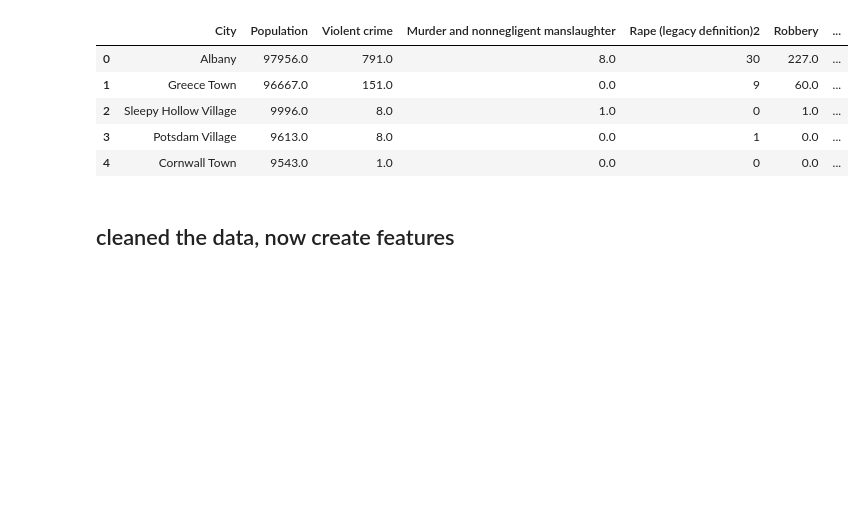
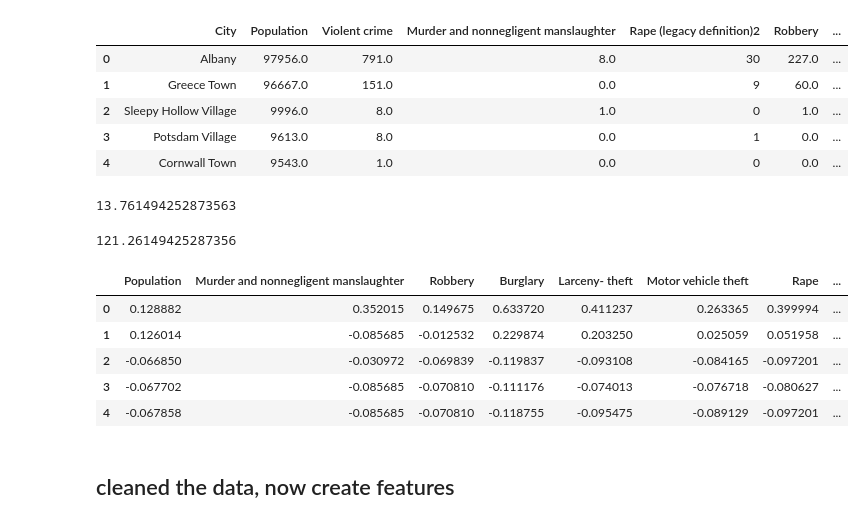
Before and after one commit to Schmidt8181/LogisticRegression, a Jupyter notebook: Logistic_Regression_Challenge.ipynb, the cells around one changed output. Saved outputs shown, nothing was run; the diff lists cells and outputs as text; code cells hidden in the pictures; blank space fills up the shorter version.

```diff
--- a/Logistic_Regression_Challenge.ipynb
+++ b/Logistic_Regression_Challenge.ipynb
@@ -114,6 +114,35 @@ scaled_crimes['Larceny-\ntheft'] = preprocessing.scale(raw_crimes['Larceny-\nthe
 scaled_crimes['Motor\nvehicle\ntheft'] = preprocessing.scale(raw_crimes['Motor\nvehicle\ntheft'])
 scaled_crimes['Rape'] = preprocessing.scale(raw_crimes['Rape'])
 scaled_crimes['Assault'] = preprocessing.scale(raw_crimes['Assault'])
+# %%
+scaled_crimes.drop(['City'], inplace=True, axis=1)
+# %%
+scaled_crimes.drop(['Assault'], inplace=True, axis=1)
+# %%
+from scipy.stats import mstats
+winsorized_Assault = mstats.winsorize(raw_crimes['Assault'], limits=[0.05, 0.05])
+
+scaled_crimes['Assault_Category'] = np.where((raw_crimes['Assault'] > (winsorized_Assault.mean())), 1, 0)
+# %%
+winsorized_Assault.mean()
+# %% [output]
+13.761494252873563
+# %%
+raw_crimes['Assault'].mean()
+# %% [output]
+121.26149425287356
+# %%
+scaled_crimes.drop(['Violent\ncrime'], inplace=True, axis=1)
+scaled_crimes.drop(['Property\ncrime'], inplace=True, axis=1)
+# %%
+scaled_crimes.head()
+# %% [output]
+|  | Population | Murder and nonnegligent manslaughter | Robbery | Burglary | Larceny- theft | Motor vehicle theft | Rape | ... |
+| 0 | 0.128882 | 0.352015 | 0.149675 | 0.633720 | 0.411237 | 0.263365 | 0.399994 | ... |
+| 1 | 0.126014 | -0.085685 | -0.012532 | 0.229874 | 0.203250 | 0.025059 | 0.051958 | ... |
+| 2 | -0.066850 | -0.030972 | -0.069839 | -0.119837 | -0.093108 | -0.084165 | -0.097201 | ... |
+| 3 | -0.067702 | -0.085685 | -0.070810 | -0.111176 | -0.074013 | -0.076718 | -0.080627 | ... |
+| 4 | -0.067858 | -0.085685 | -0.070810 | -0.118755 | -0.095475 | -0.089129 | -0.097201 | ... |
 # %% [markdown]
 ## cleaned the data, now create features
 # %%
```
Also changed, not shown: parts of 19 cells of this notebook.
